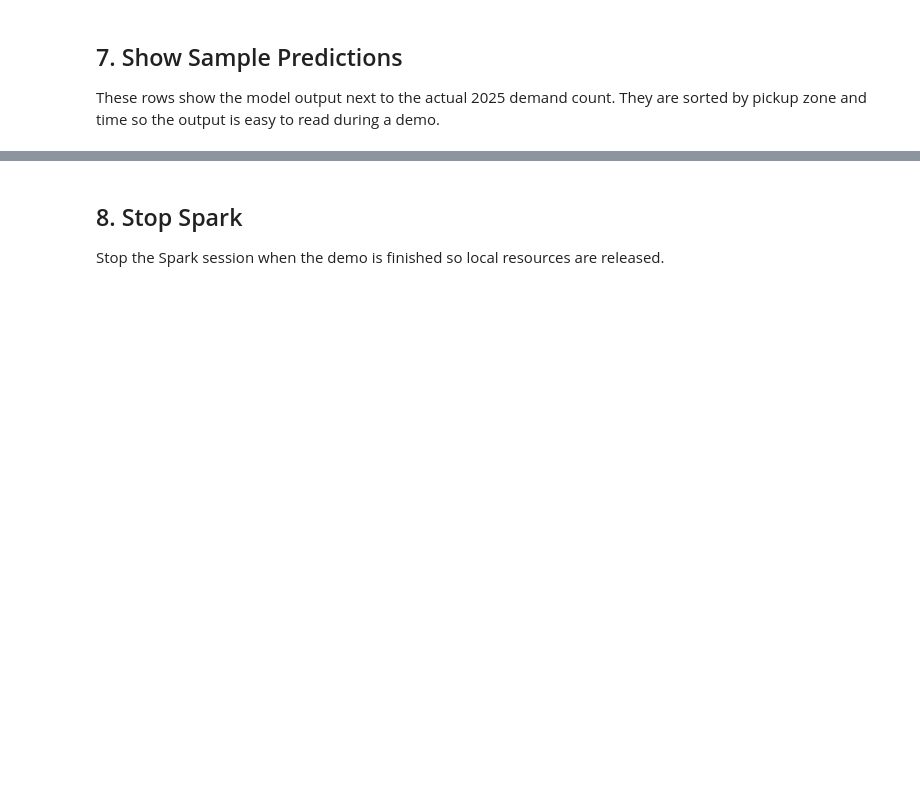
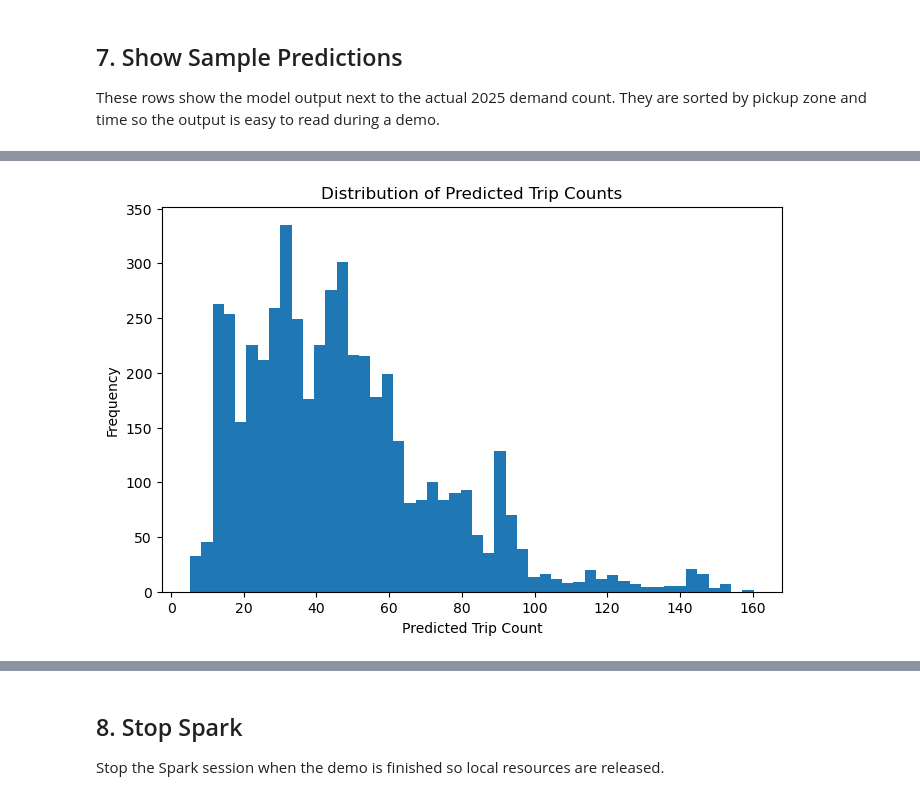
Before and after one commit to jimhe-sjsu/Data228GroupProject, a Jupyter notebook: notebooks/taxi_demand_mllib_demo.ipynb, the cells around one changed output, grey strips where cells are left out. Cells and saved outputs as stored; diff of their text form; code cells hidden in the pictures; blank space fills up the shorter version.

```diff
--- a/notebooks/taxi_demand_mllib_demo.ipynb
+++ b/notebooks/taxi_demand_mllib_demo.ipynb
@@ -420,0 +428,16 @@ only showing top 10 rows
+# %%
+#predictions for full dataset
+full_predictions = best_model.transform(dataset)
+
+full_predictions = full_predictions.select(
+    "source_name",
+    "PULocationID",
+    "pickup_year",
+    "pickup_month",
+    "pickup_day_of_week",
+    "pickup_hour",
+    "is_weekend",
+    F.round(F.col("prediction"), 2).alias("predicted_trip_count")
+)
+
+full_predictions.show(10, truncate=False)
@@ -420,0 +460,14 @@ only showing top 10 rows
+# %%
+#predicted trip counts distribution
+pdf = full_predictions.select("predicted_trip_count") \
+    .limit(5000) \
+    .toPandas()
+
+plt.figure(figsize=(8,5))
+plt.hist(pdf["predicted_trip_count"], bins=50)
+plt.title("Distribution of Predicted Trip Counts")
+plt.xlabel("Predicted Trip Count")
+plt.ylabel("Frequency")
+plt.show()
+# %% [output]
+[figure, added]
```
Also changed, not shown: parts of 15 cells of this notebook.
